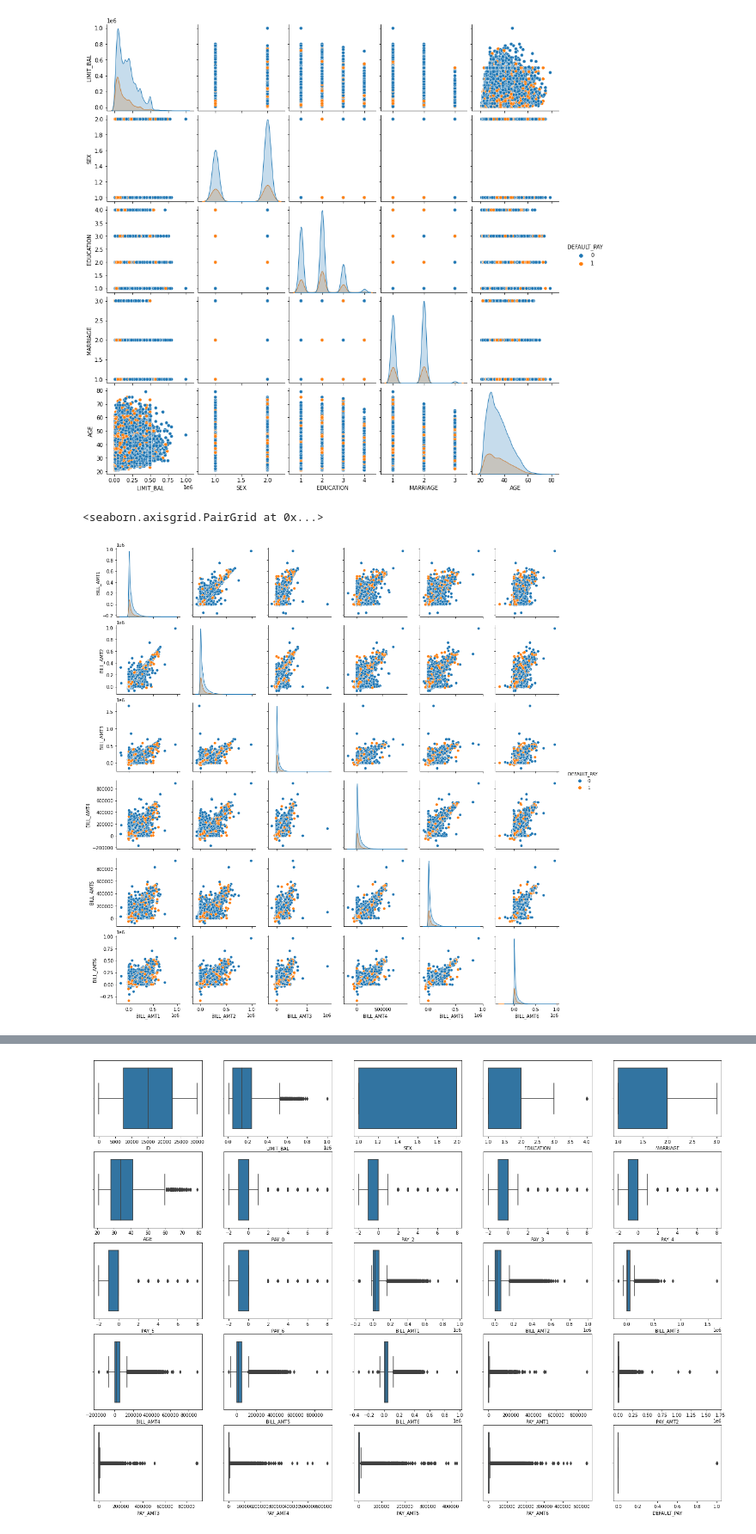
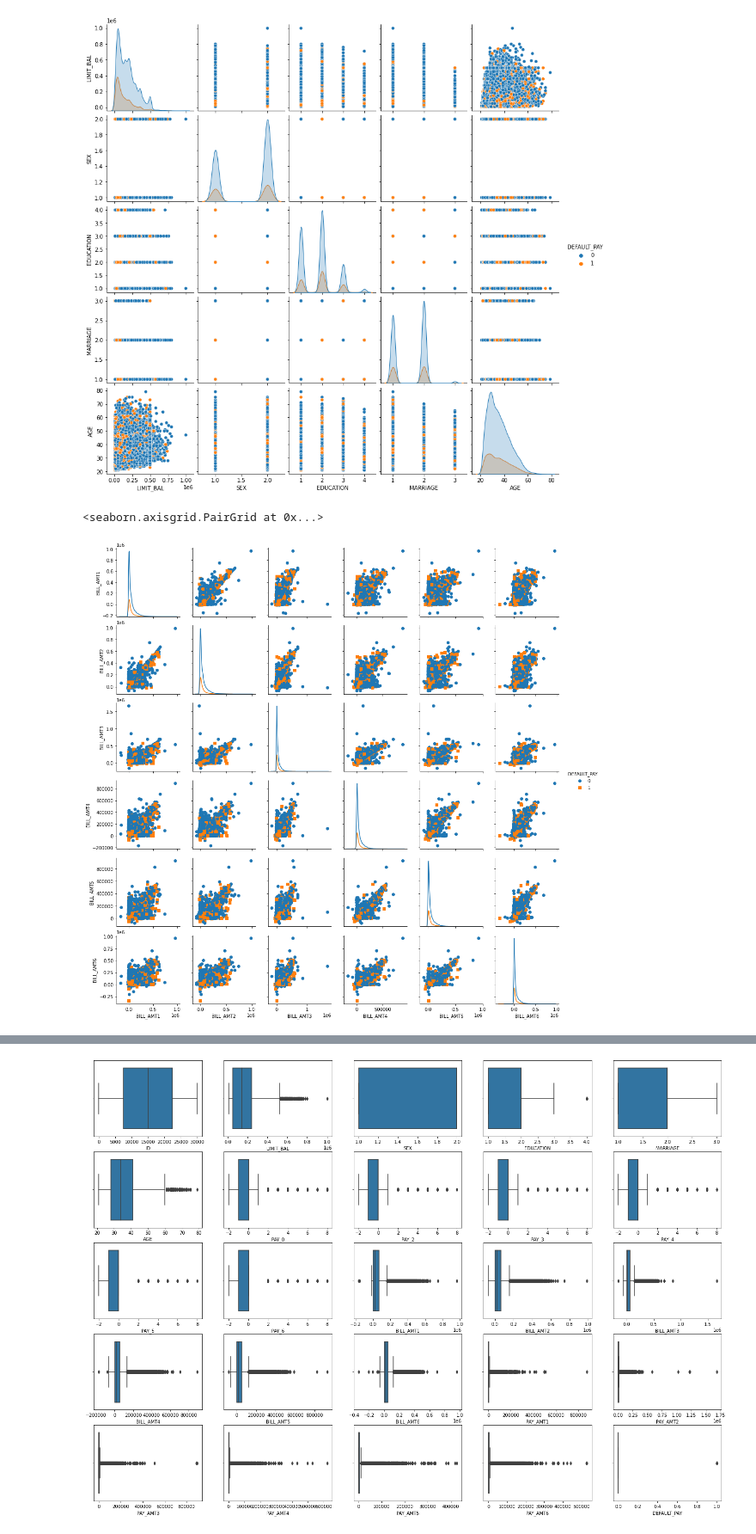
Before and after one commit to MadhurAwasthi/Credit-Card-Default-Prediction, a Jupyter notebook: Credit_Card_Default_Prediction_Capstone_Project.ipynb, the cells around one changed output, grey strips where cells are left out. Shown at 86% size. Saved outputs shown, nothing was run; the diff lists cells and outputs as text; code cells hidden in the pictures.

```diff
--- a/Credit_Card_Default_Prediction_Capstone_Project.ipynb
+++ b/Credit_Card_Default_Prediction_Capstone_Project.ipynb
@@ -493,7 +522,8 @@ sns.pairplot(data_df, hue = 'DEFAULT_PAY', vars = ['LIMIT_BAL', 'SEX', 'EDUCATIO
 [figure]
 # %%
 #Let's see Distribution of Default vs Non-default By Bill Amount
-sns.pairplot(data_df, vars=['BILL_AMT1','BILL_AMT2','BILL_AMT3', 'BILL_AMT4', 'BILL_AMT5', 'BILL_AMT6'], kind='scatter',hue= 'DEFAULT_PAY')
+sns.pairplot(data_df, vars=['BILL_AMT1','BILL_AMT2','BILL_AMT3', 'BILL_AMT4', 'BILL_AMT5', 'BILL_AMT6'],hue= 'DEFAULT_PAY',plot_kws=dict(marker="+", linewidth=1),
+    diag_kws=dict(fill=False),markers=["o", "s"])
 # %% [output]
 <seaborn.axisgrid.PairGrid at 0x...>
-[figure, old version]
+[figure, new version]
```
Also changed, not shown: parts of 14 cells of this notebook.
